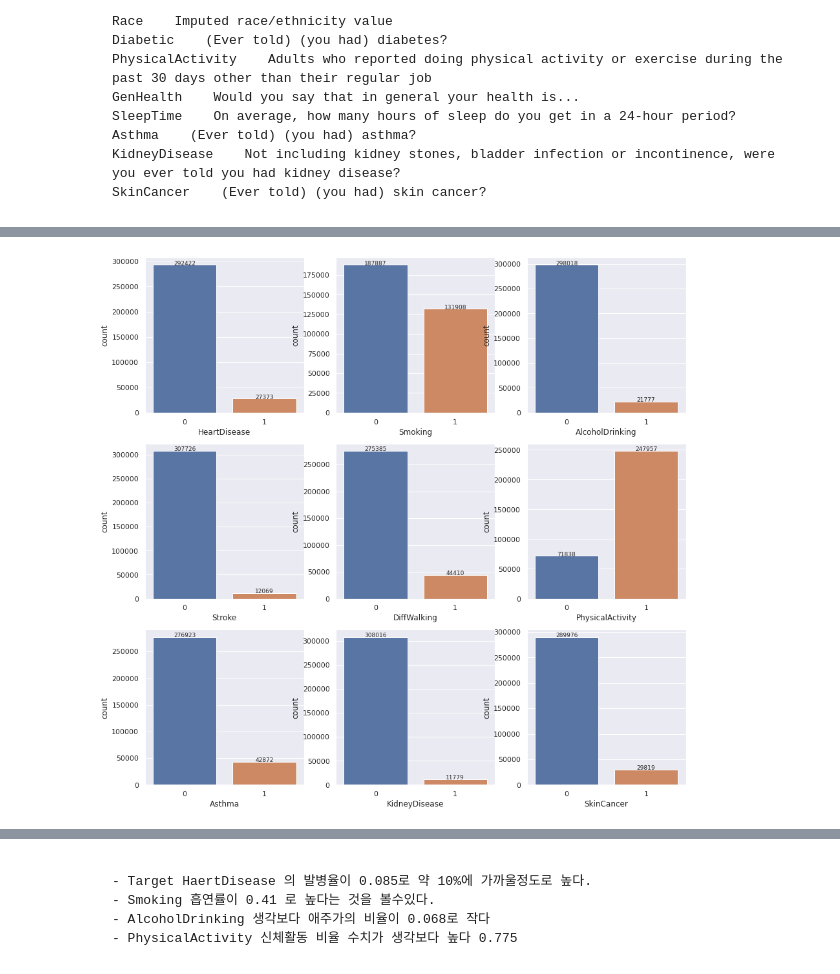
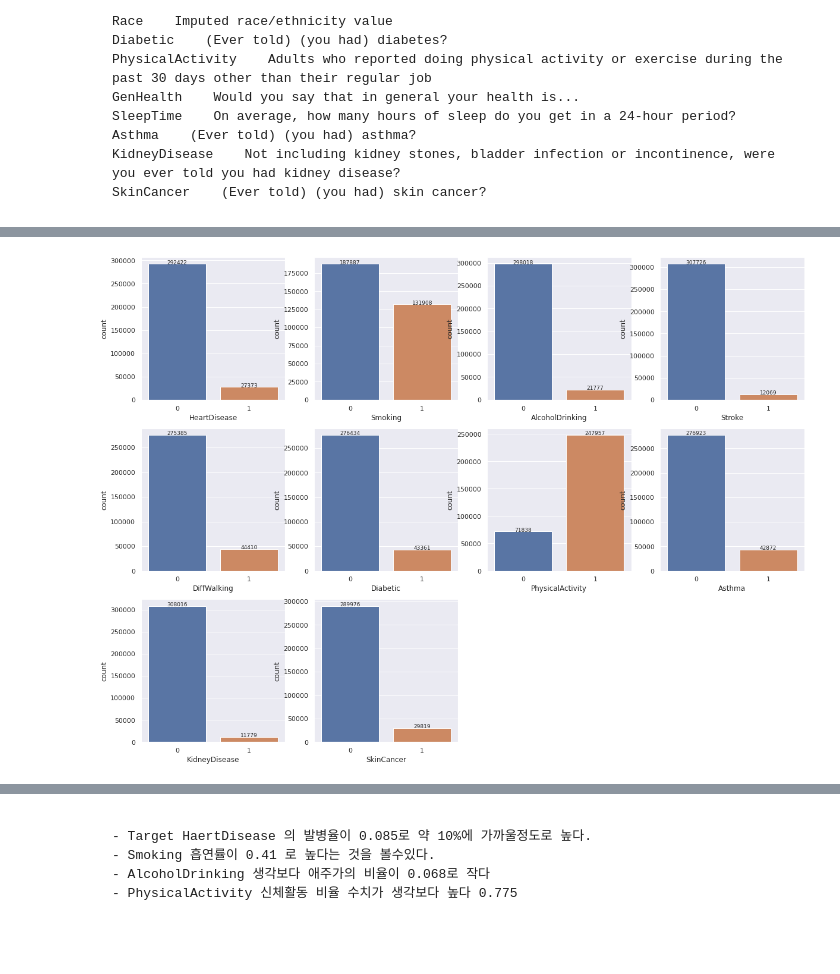
Before and after one commit to y001003/yeardream, a Jupyter notebook: project/HeartDiseaseEDA.ipynb, the cells around one changed output, grey strips where cells are left out. Cells and saved outputs as stored; diff of their text form; code cells hidden in the pictures; blank space fills up the shorter version.

```diff
--- a/project/HeartDiseaseEDA.ipynb
+++ b/project/HeartDiseaseEDA.ipynb
@@ -38,7 +38,7 @@ df.head()
 # %% [markdown]
 > 데이터 분석의 편의성을 위해 Yes는 1로, No는 0 으로 변경하겠다.
 # %%
-df = df.replace('Yes',1).replace('No',0)
+df = df.replace('Yes',1).replace('No',0).replace(['No, borderline diabetes','Yes (during pregnancy)'],[0,1])
 df
 # %% [output]
 |  | HeartDisease | BMI | Smoking | AlcoholDrinking | Stroke | PhysicalHealth | MentalHealth | DiffWalking | ... |
@@ -155,16 +165,16 @@ df[dfli_nor].describe()
 # %%
-sns.set(rc={'figure.figsize':(12, 5)})
-plt.figure(figsize=(15,15))
+sns.set(rc={'figure.figsize':(15, 5)})
+plt.figure(figsize=(20,15))
 for i in range(len(df[dfli_nor].describe().columns)):
-    plt.subplot(3,3,i+1)
+    plt.subplot(3,4,i+1)
     ax = sns.countplot(x= df[df[dfli_nor].describe().columns[i]], data = df)
     for p in ax.patches:
         height = p.get_height()
         ax.text(p.get_x() + p.get_width() / 2., height + 3, height, ha = 'center', size = 9)
 
 plt.show()
 # %% [output]
-[figure, old version]
+[figure, new version]
 # %%
 sns.set(rc={'figure.figsize':(12, 5)})
 plt.figure(figsize=(15,15))
```
Also changed, not shown: parts of 5 cells of this notebook.
